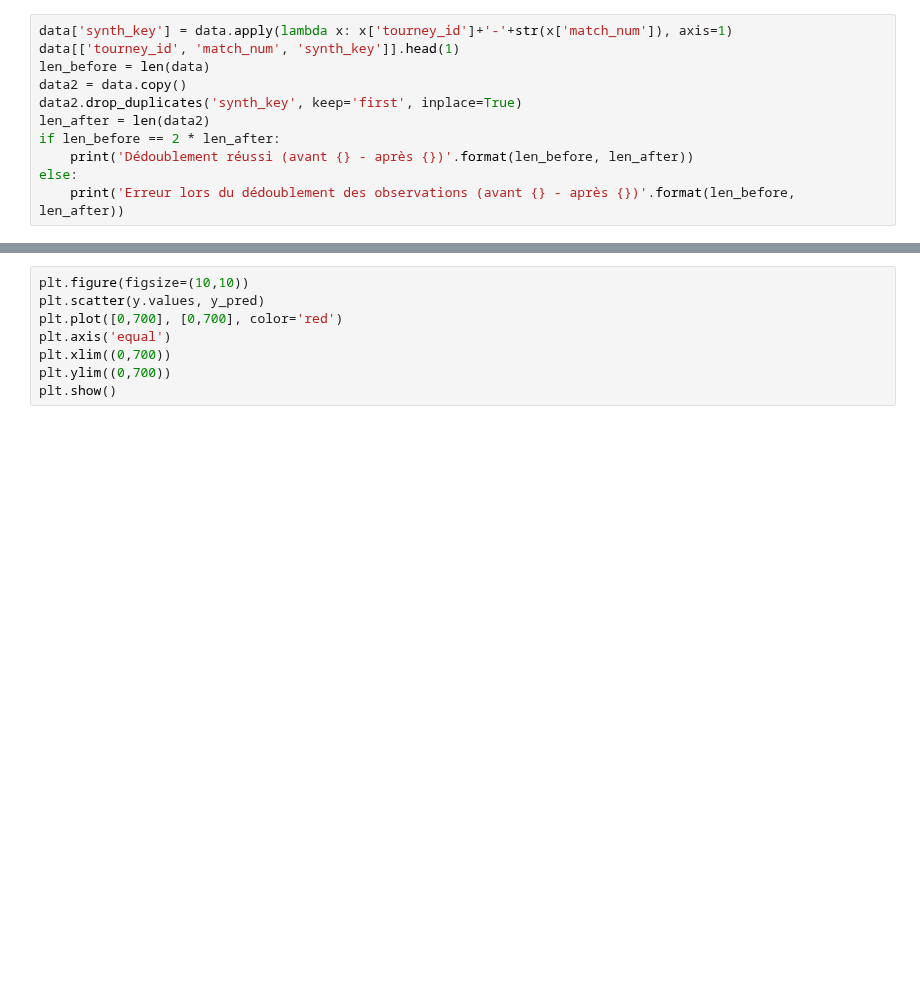
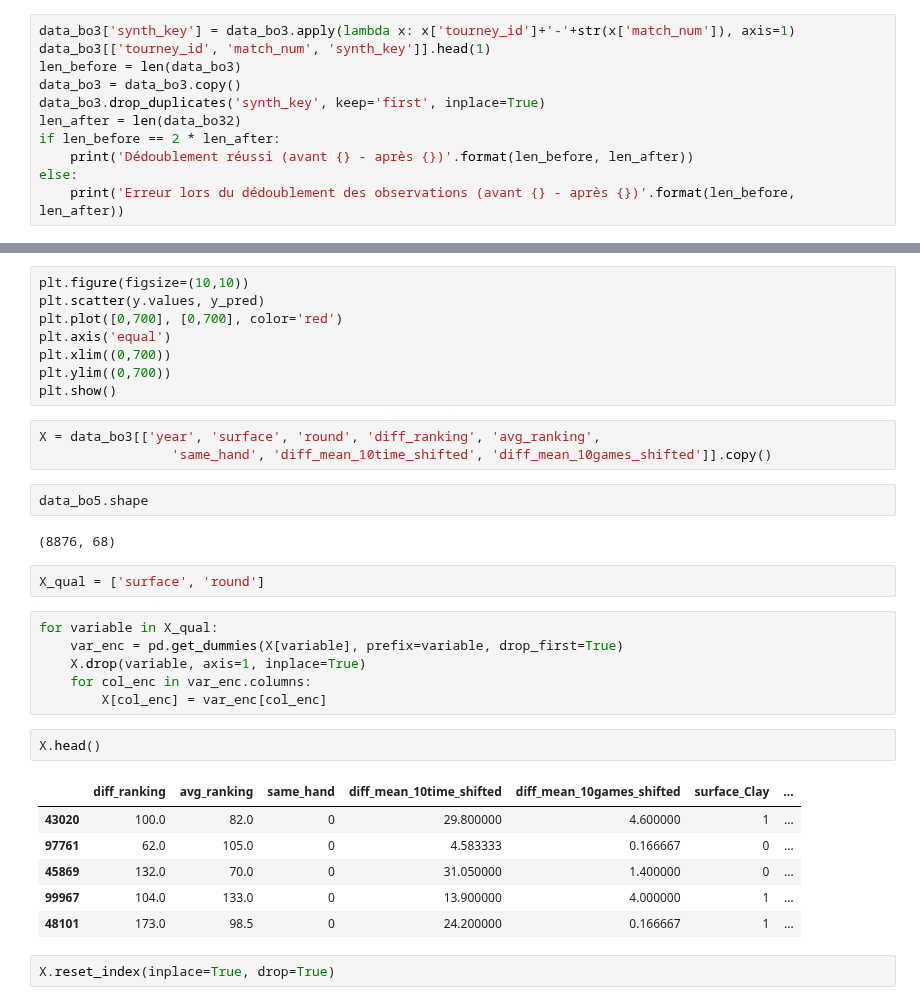
Before and after one commit to CesarRoaldes/tennis_match_time, a Jupyter notebook: Features engineering.ipynb, the cells around one changed output, grey strips where cells are left out. Cells and saved outputs as stored; diff of their text form; blank space fills up the shorter version.

```diff
--- a/Features engineering.ipynb
+++ b/Features engineering.ipynb
@@ -547,12 +756,12 @@ On remarque que le nombre d'observations supprimées n'est pas égale au double
 # %% [markdown]
 # V - Création d'une clef synthétique pour pouvoir droper les duplicates (ne plus avoir les matchs en double)
 # %%
-data['synth_key'] = data.apply(lambda x: x['tourney_id']+'-'+str(x['match_num']), axis=1)
-data[['tourney_id', 'match_num', 'synth_key']].head(1)
-len_before = len(data)
-data2 = data.copy()
-data2.drop_duplicates('synth_key', keep='first', inplace=True)
-len_after = len(data2)
+data_bo3['synth_key'] = data_bo3.apply(lambda x: x['tourney_id']+'-'+str(x['match_num']), axis=1)
+data_bo3[['tourney_id', 'match_num', 'synth_key']].head(1)
+len_before = len(data_bo3)
+data_bo3 = data_bo3.copy()
+data_bo3.drop_duplicates('synth_key', keep='first', inplace=True)
+len_after = len(data_bo32)
 if len_before == 2 * len_after:
     print('Dédoublement réussi (avant {} - après {})'.format(len_before, len_after))
 else:
@@ -588,3 +806,29 @@ plt.axis('equal')
 plt.xlim((0,700))
 plt.ylim((0,700))
 plt.show()
+# %%
+X = data_bo3[['year', 'surface', 'round', 'diff_ranking', 'avg_ranking',
+                 'same_hand', 'diff_mean_10time_shifted', 'diff_mean_10games_shifted']].copy()
+# %%
+data_bo5.shape
+# %% [output]
+(8876, 68)
+# %%
+X_qual = ['surface', 'round']
+# %%
+for variable in X_qual:
+    var_enc = pd.get_dummies(X[variable], prefix=variable, drop_first=True)
+    X.drop(variable, axis=1, inplace=True)
+    for col_enc in var_enc.columns:
+        X[col_enc] = var_enc[col_enc]
+# %%
+X.head()
+# %% [output]
+|  | diff_ranking | avg_ranking | same_hand | diff_mean_10time_shifted | diff_mean_10games_shifted | surface_Clay | ... |
+| 43020 | 100.0 | 82.0 | 0 | 29.800000 | 4.600000 | 1 | ... |
+| 97761 | 62.0 | 105.0 | 0 | 4.583333 | 0.166667 | 0 | ... |
+| 45869 | 132.0 | 70.0 | 0 | 31.050000 | 1.400000 | 0 | ... |
+| 99967 | 104.0 | 133.0 | 0 | 13.900000 | 4.000000 | 1 | ... |
+| 48101 | 173.0 | 98.5 | 0 | 24.200000 | 0.166667 | 1 | ... |
+# %%
+X.reset_index(inplace=True, drop=True)
```
Also changed, not shown: parts of 54 cells of this notebook.
